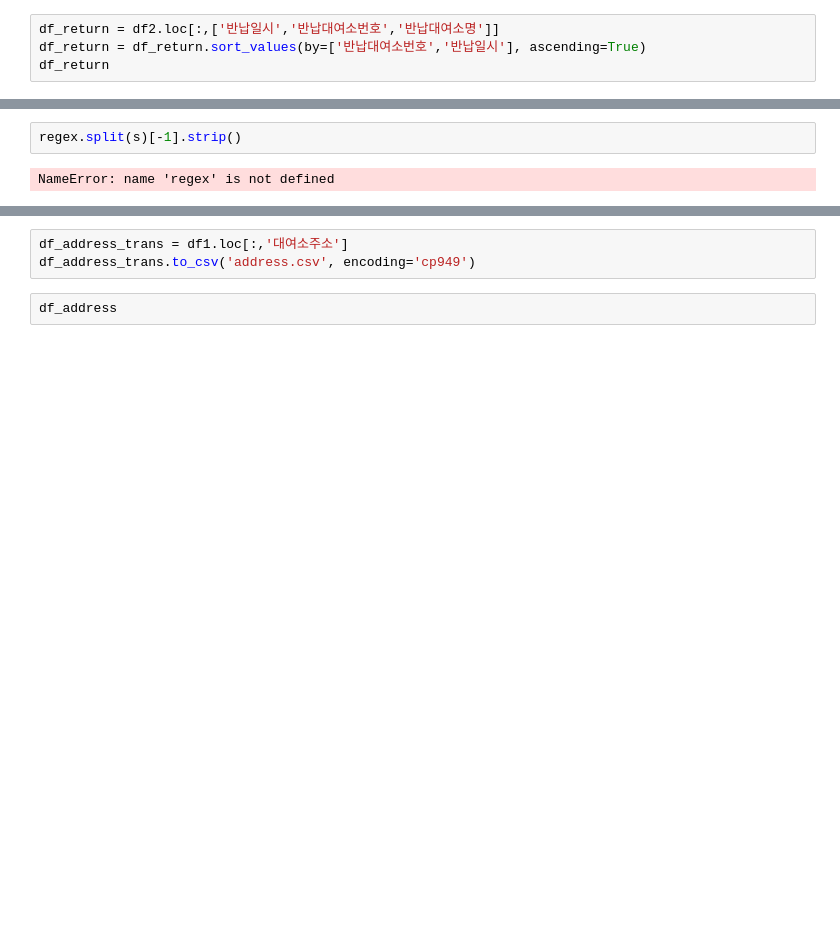
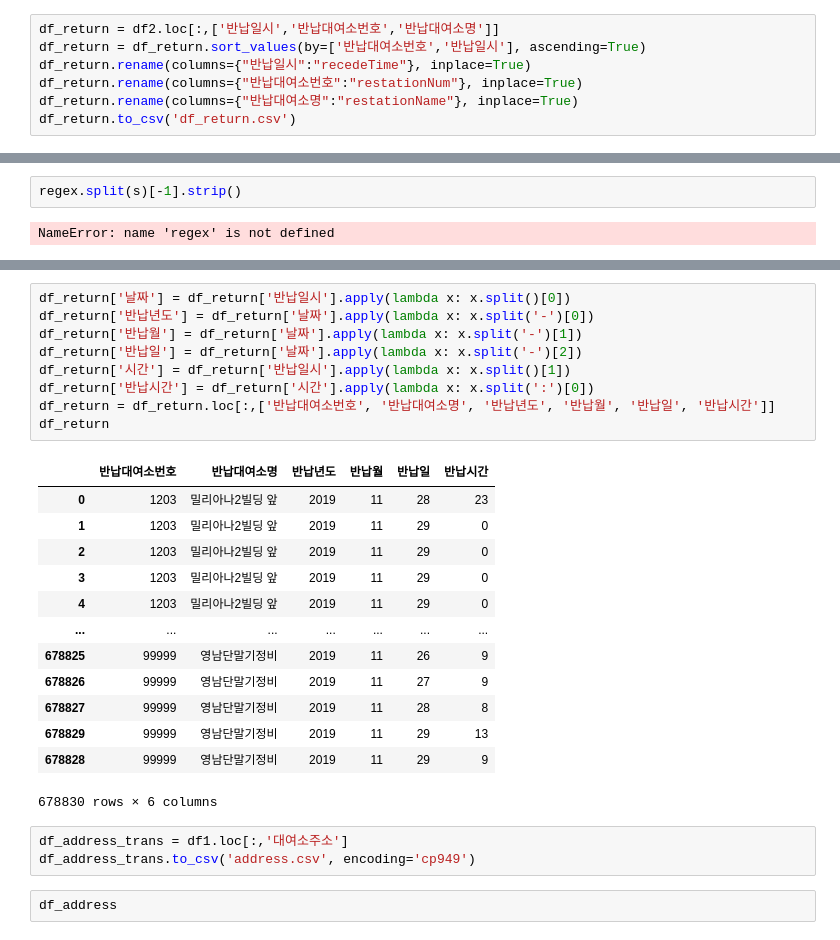
Before and after one commit to answnsdn/Python, a Jupyter notebook: hackerton/Untitled.ipynb, the cells around one changed output, grey strips where cells are left out. Drawn from its saved outputs; the diff is of its cells as text; blank space fills up the shorter version.

```diff
--- a/hackerton/Untitled.ipynb
+++ b/hackerton/Untitled.ipynb
@@ -183,4 +172,7 @@ df_rent
 # %%
 df_return = df2.loc[:,['반납일시','반납대여소번호','반납대여소명']]
 df_return = df_return.sort_values(by=['반납대여소번호','반납일시'], ascending=True)
-df_return
+df_return.rename(columns={"반납일시":"recedeTime"}, inplace=True)
+df_return.rename(columns={"반납대여소번호":"restationNum"}, inplace=True)
+df_return.rename(columns={"반납대여소명":"restationName"}, inplace=True)
+df_return.to_csv('df_return.csv')
@@ -283,3 +253,26 @@ df_return
+# %%
+df_return['날짜'] = df_return['반납일시'].apply(lambda x: x.split()[0])
+df_return['반납년도'] = df_return['날짜'].apply(lambda x: x.split('-')[0])
+df_return['반납월'] = df_return['날짜'].apply(lambda x: x.split('-')[1])
+df_return['반납일'] = df_return['날짜'].apply(lambda x: x.split('-')[2])
+df_return['시간'] = df_return['반납일시'].apply(lambda x: x.split()[1])
+df_return['반납시간'] = df_return['시간'].apply(lambda x: x.split(':')[0])
+df_return = df_return.loc[:,['반납대여소번호', '반납대여소명', '반납년도', '반납월', '반납일', '반납시간']]
+df_return
+# %% [output]
+|  | 반납대여소번호 | 반납대여소명 | 반납년도 | 반납월 | 반납일 | 반납시간 |
+| 0 | 1203 | 밀리아나2빌딩 앞 | 2019 | 11 | 28 | 23 |
+| 1 | 1203 | 밀리아나2빌딩 앞 | 2019 | 11 | 29 | 0 |
+| 2 | 1203 | 밀리아나2빌딩 앞 | 2019 | 11 | 29 | 0 |
+| 3 | 1203 | 밀리아나2빌딩 앞 | 2019 | 11 | 29 | 0 |
+| 4 | 1203 | 밀리아나2빌딩 앞 | 2019 | 11 | 29 | 0 |
+| ... | ... | ... | ... | ... | ... | ... |
+| 678825 | 99999 | 영남단말기정비 | 2019 | 11 | 26 | 9 |
+| 678826 | 99999 | 영남단말기정비 | 2019 | 11 | 27 | 9 |
+| 678827 | 99999 | 영남단말기정비 | 2019 | 11 | 28 | 8 |
+| 678829 | 99999 | 영남단말기정비 | 2019 | 11 | 29 | 13 |
+| 678828 | 99999 | 영남단말기정비 | 2019 | 11 | 29 | 9 |
+678830 rows × 6 columns
 # %%
 df_address_trans = df1.loc[:,'대여소주소']
 df_address_trans.to_csv('address.csv', encoding='cp949')
```
Also changed, not shown: parts of 10 cells of this notebook, 18 other files.
